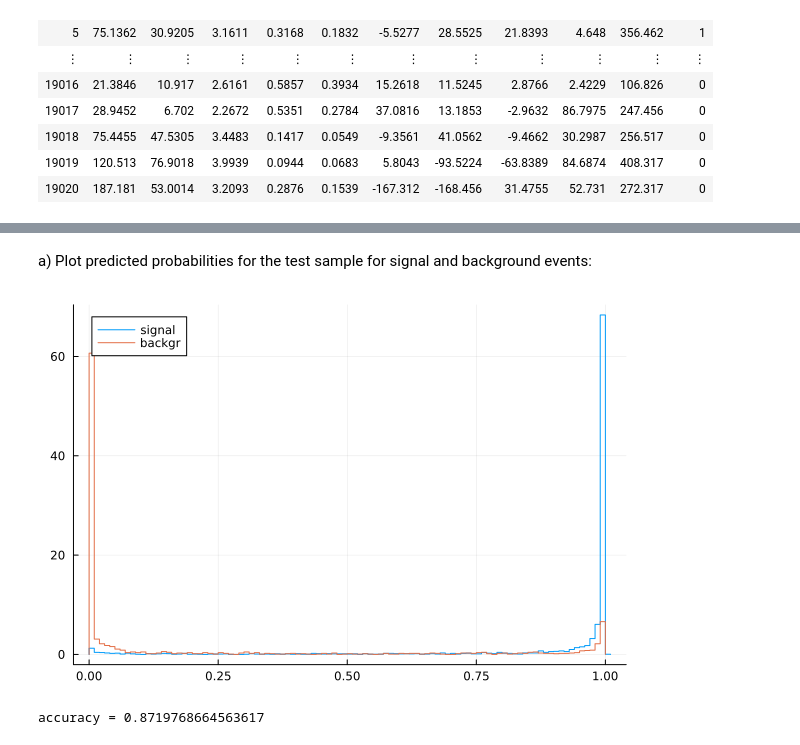
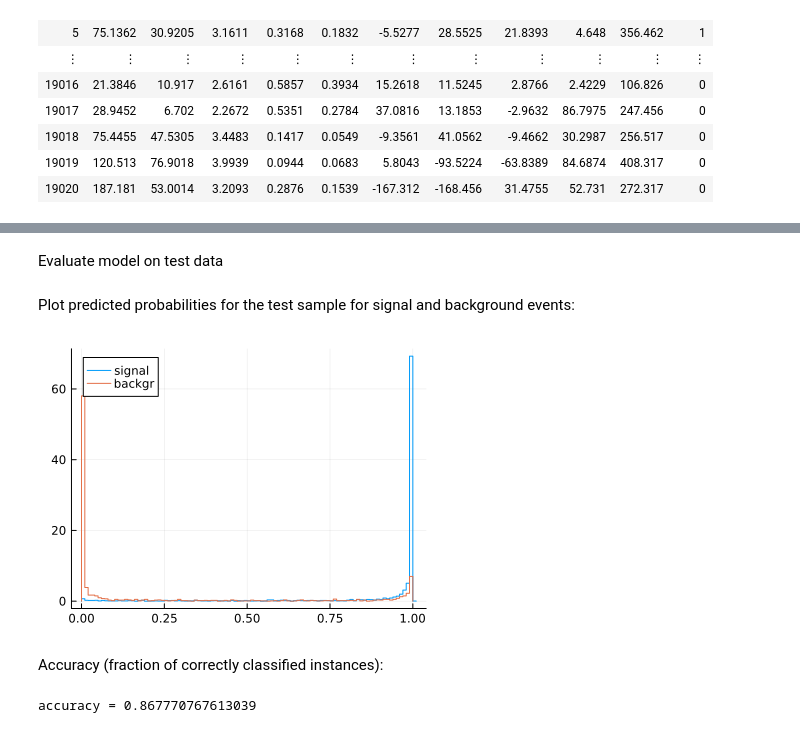
Before and after one commit to reygers/Julia-Course-Uni-HD, a Jupyter notebook: julia-19-machine-learning.ipynb, the cells around one changed output, grey strips where cells are left out. Cells and saved outputs as stored; diff of their text form; code cells hidden in the pictures.

```diff
--- a/julia-19-machine-learning.ipynb
+++ b/julia-19-machine-learning.ipynb
@@ -113,4 +144,6 @@ bst = xgboost((train_X, train_y), num_round=1000, objective="binary:logistic")
 ┌ Info: Training rounds complete.
 └ @ XGBoost /Users/reygers/.julia/packages/XGBoost/nqMqQ/src/booster.jl:603
 Booster()
+# %% [markdown]
+Evaluate model on test data
 # %%
@@ -118,19 +150,21 @@ Booster()
 predictions = predict(bst, test_X);
 # %% [markdown]
-a) Plot predicted probabilities for the test sample for signal and background events:
+Plot predicted probabilities for the test sample for signal and background events:
 # %%
 signal_indicees = findall(test_y .== 1);
 backgr_indecees = findall(test_y .!= 1);
 
-stephist(predictions[signal_indicees], normalize=true, label="signal", bins=100)
+stephist(predictions[signal_indicees], normalize=true, label="signal", bins=100, size=(400,300))
 stephist!(predictions[backgr_indecees], normalize=true, label="backgr", bins=100)
 # %% [output]
-[figure, old version]
+[figure, new version]
+# %% [markdown]
+Accuracy (fraction of correctly classified instances):
 # %%
 # Calculate evaluation metric (e.g., accuracy)
 threshold = 0.8
 predicted_labels = Int64.(predictions .> threshold)
-accuracy = sum(predicted_labels .== test_y) / length(test_y)
-println("accuracy = $(accuracy)")
+acc = sum(predicted_labels .== test_y) / length(test_y)
+println("accuracy = $(acc)")
 # %% [output]
-accuracy = 0.8719768664563617
+accuracy = 0.867770767613039
```
Also changed, not shown: parts of 23 cells of this notebook, 10 other files.
